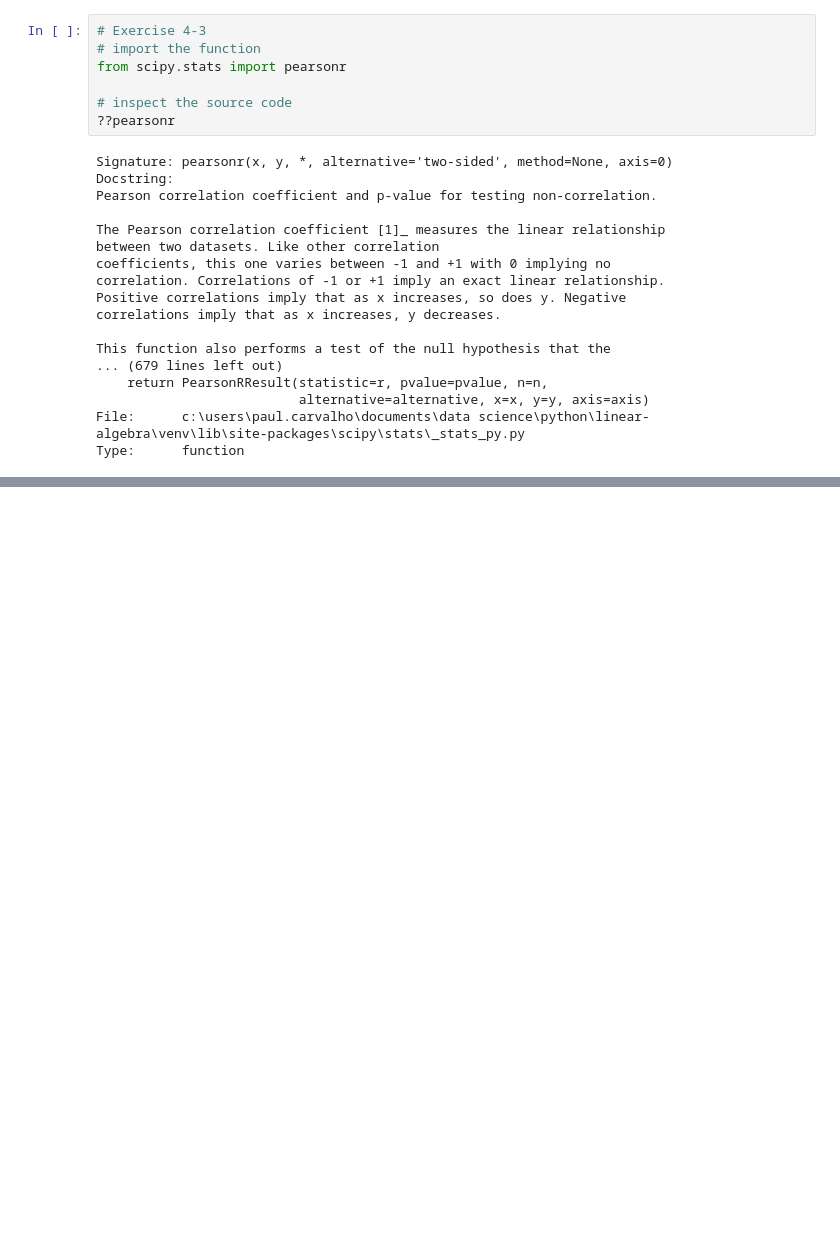
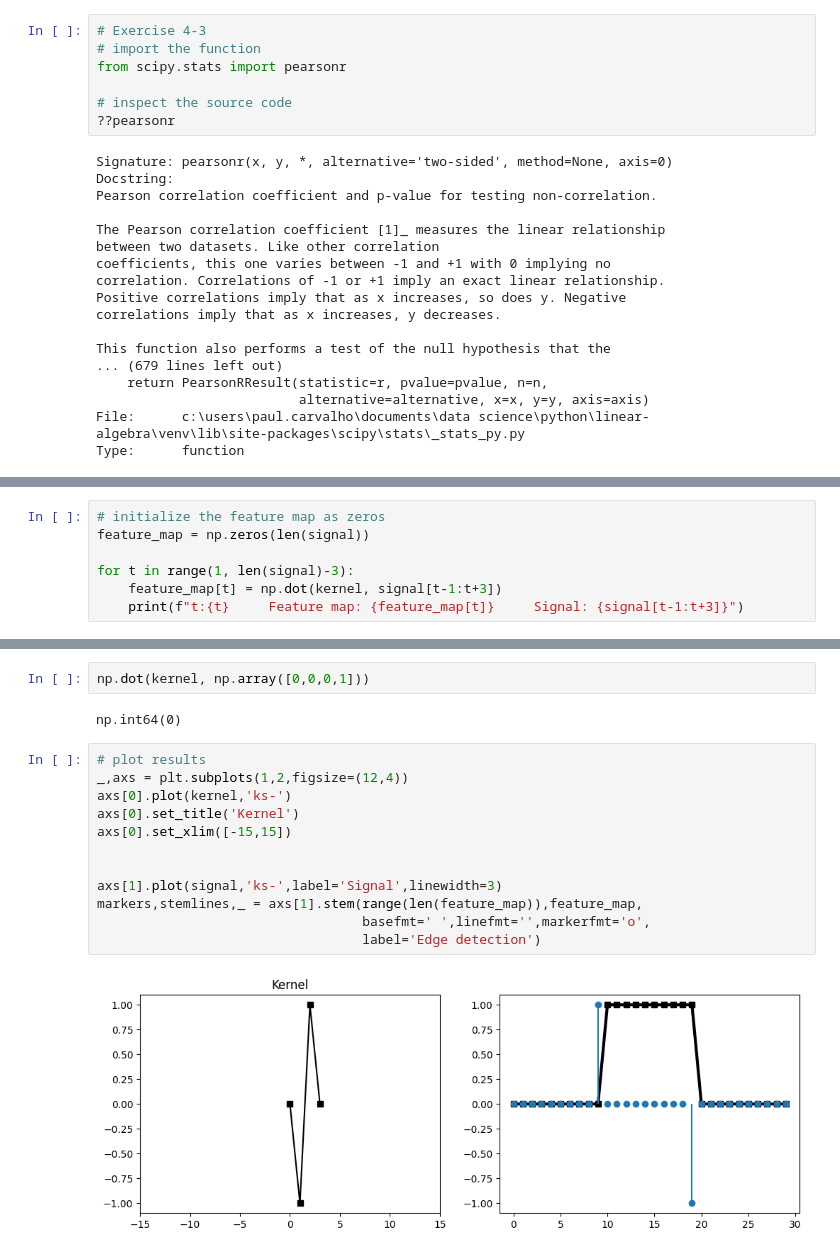
Before and after one commit to paulcarvalho/Linear-Algebra, a Jupyter notebook: vector_applications.ipynb, the cells around one changed output, grey strips where cells are left out. Cells and saved outputs as stored; diff of their text form; blank space fills up the shorter version.

```diff
--- a/vector_applications.ipynb
+++ b/vector_applications.ipynb
@@ -147,0 +207,7 @@ My function took 50.03 ms
+# %%
+# initialize the feature map as zeros
+feature_map = np.zeros(len(signal))
+
+for t in range(1, len(signal)-3):
+    feature_map[t] = np.dot(kernel, signal[t-1:t+3])
+    print(f"t:{t}     Feature map: {feature_map[t]}     Signal: {signal[t-1:t+3]}")
@@ -147,0 +232,18 @@ My function took 50.03 ms
+# %%
+np.dot(kernel, np.array([0,0,0,1]))
+# %% [output]
+np.int64(0)
+# %%
+# plot results
+_,axs = plt.subplots(1,2,figsize=(12,4))
+axs[0].plot(kernel,'ks-')
+axs[0].set_title('Kernel')
+axs[0].set_xlim([-15,15])
+
+
+axs[1].plot(signal,'ks-',label='Signal',linewidth=3)
+markers,stemlines,_ = axs[1].stem(range(len(feature_map)),feature_map,
+                                  basefmt=' ',linefmt='',markerfmt='o',
+                                  label='Edge detection')
+# %% [output]
+[figure, added]
```
Also changed, not shown: parts of 8 cells of this notebook.
